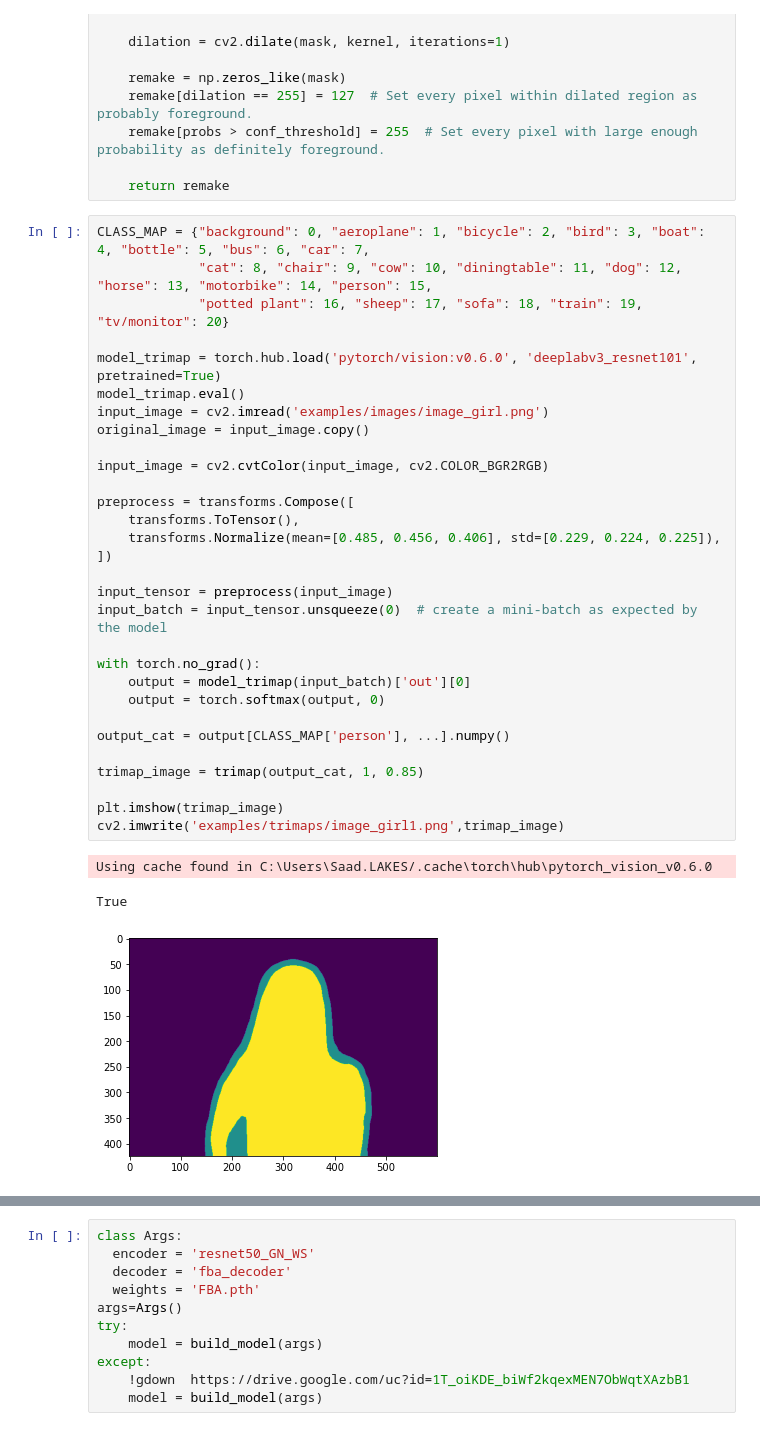
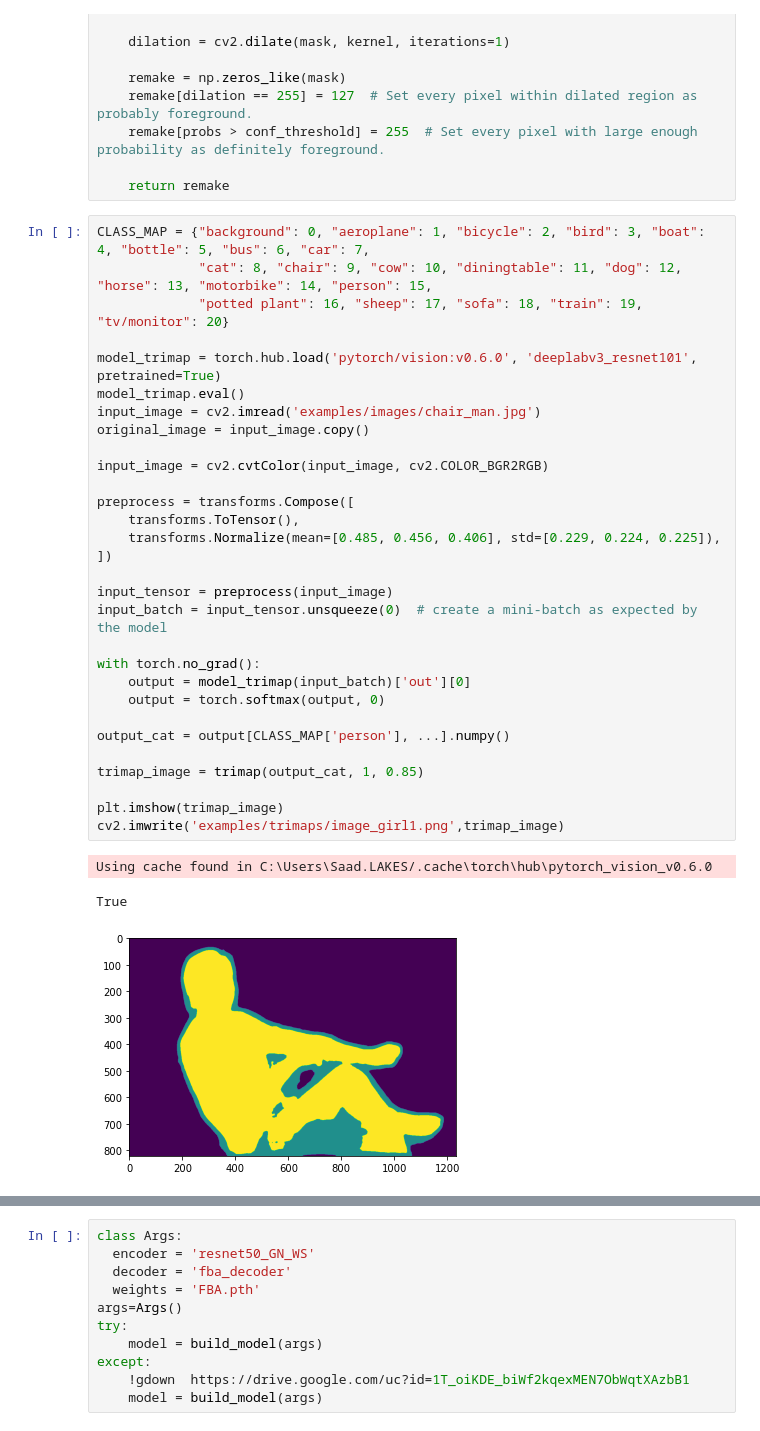
Before and after one commit to msaad1311/Image-Background-Removal, a Jupyter notebook: Take -2/Trial 2/Images Background Removal.ipynb, the cells around one changed output, grey strips where cells are left out. Cells and saved outputs as stored; diff of their text form.

```diff
--- a/Take -2/Trial 2/Images Background Removal.ipynb
+++ b/Take -2/Trial 2/Images Background Removal.ipynb
@@ -32,32 +32,32 @@ CLASS_MAP = {"background": 0, "aeroplane": 1, "bicycle": 2, "bird": 3, "boat": 4
              "cat": 8, "chair": 9, "cow": 10, "diningtable": 11, "dog": 12, "horse": 13, "motorbike": 14, "person": 15,
              "potted plant": 16, "sheep": 17, "sofa": 18, "train": 19, "tv/monitor": 20}
 
 model_trimap = torch.hub.load('pytorch/vision:v0.6.0', 'deeplabv3_resnet101', pretrained=True)
 model_trimap.eval()
-input_image = cv2.imread('examples/images/image_girl.png')
+input_image = cv2.imread('examples/images/chair_man.jpg')
 original_image = input_image.copy()
 
 input_image = cv2.cvtColor(input_image, cv2.COLOR_BGR2RGB)
 
 preprocess = transforms.Compose([
     transforms.ToTensor(),
     transforms.Normalize(mean=[0.485, 0.456, 0.406], std=[0.229, 0.224, 0.225]),
 ])
 
 input_tensor = preprocess(input_image)
 input_batch = input_tensor.unsqueeze(0)  # create a mini-batch as expected by the model
 
 with torch.no_grad():
     output = model_trimap(input_batch)['out'][0]
     output = torch.softmax(output, 0)
 
 output_cat = output[CLASS_MAP['person'], ...].numpy()
 
 trimap_image = trimap(output_cat, 1, 0.85)
 
 plt.imshow(trimap_image)
 cv2.imwrite('examples/trimaps/image_girl1.png',trimap_image)
 # %% [output]
 Using cache found in C:\Users\Saad.LAKES/.cache\torch\hub\pytorch_vision_v0.6.0
 True
-[figure, old version]
+[figure, new version]
```
Also changed, not shown: parts of 2 cells of this notebook.
